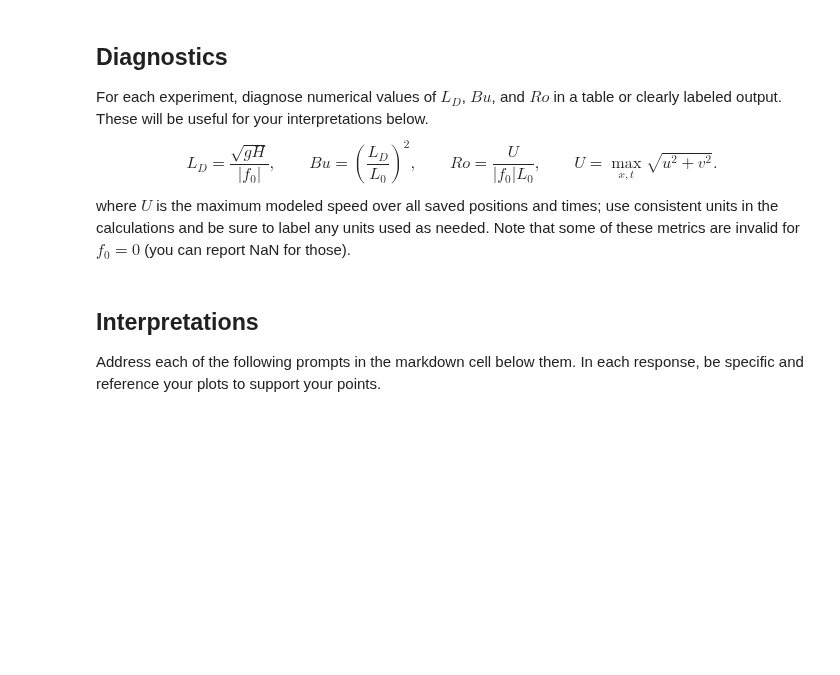
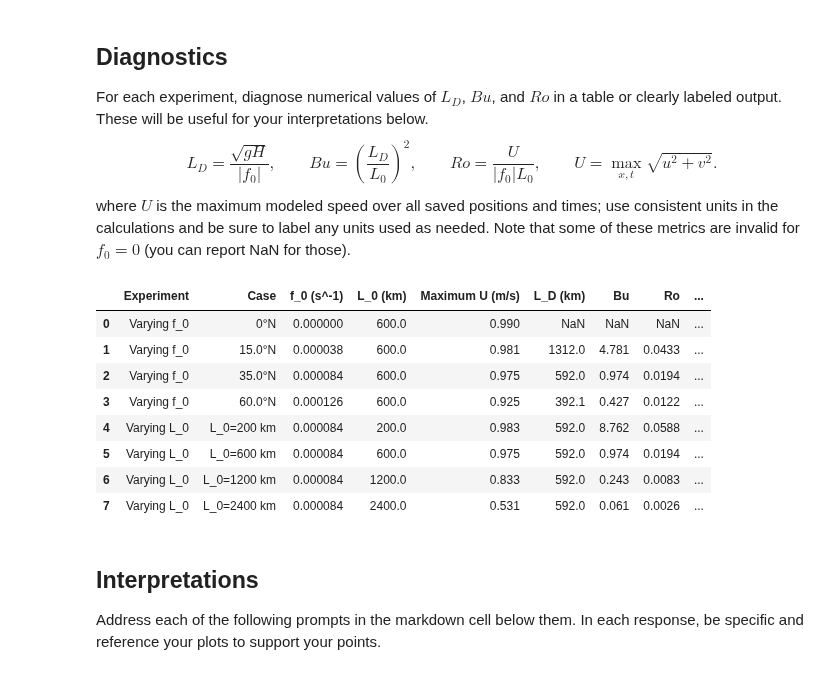
Before and after one commit to IanShank-OU/metr5003, a Jupyter notebook: lab2_geostrophic_adjustment.ipynb, the cells around one changed output. Cells and saved outputs as stored; diff of their text form; code cells hidden in the pictures; blank space fills up the shorter version.

```diff
--- a/lab2_geostrophic_adjustment.ipynb
+++ b/lab2_geostrophic_adjustment.ipynb
@@ -253,6 +468,91 @@ Ro=\frac{U}{|f_0|L_0},\qquad
 U=\max_{x,t}\sqrt{u^2+v^2}.
 $$
 where $U$ is the maximum modeled speed over all saved positions and times; use consistent units in the calculations and be sure to label any units used as needed. Note that some of these metrics are invalid for $f_0=0$ (you can report NaN for those).
+# %%
+# Diagnostics
+
+def calculate_diagnostics(run, experiment_group, case_name):
+
+    f_abs = abs(run["f_0"])
+    width = run["width"]
+
+    # Wind speed at every saved position and time
+    wind_speed = np.sqrt(run["u"]**2 + run["v"]**2)
+
+    # Maximum wind speed over all positions and times
+    U = np.max(wind_speed)
+
+    # f_0 = 0 makes L_D, Bu, and Ro undefined
+    if f_abs == 0:
+        deformation_radius = np.nan
+        burger_number = np.nan
+        rossby_number = np.nan
+    else:
+        deformation_radius = np.sqrt(G * H) / f_abs
+        burger_number = (deformation_radius / width)**2
+        rossby_number = U / (f_abs * width)
+
+    center_index = len(run["x"]) // 2
+    final_center_height = run["h"][-1, center_index]
+
+    return {
+        "Experiment": experiment_group,
+        "Case": case_name,
+        "f_0 (s^-1)": run["f_0"],
+        "L_0 (km)": width / 1000,
+        "Maximum U (m/s)": U,
+        "L_D (km)": deformation_radius / 1000,
+        "Bu": burger_number,
+        "Ro": rossby_number,
+        "Final center h (m)": final_center_height
+    }
+
+
+# Calculate values for every scenario
+
+
+diagnostic_rows = []
+
+for case_name, run in runs.items():
+    diagnostic_rows.append(
+        calculate_diagnostics(
+            run,
+            experiment_group="Varying f_0",
+            case_name=case_name
+        )
+    )
+
+for case_name, run in width_runs.items():
+    diagnostic_rows.append(
+        calculate_diagnostics(
+            run,
+            experiment_group="Varying L_0",
+            case_name=case_name
+        )
+    )
+
+diagnostic_table = pd.DataFrame(diagnostic_rows)
+
+# Display rounded values while keeping the original values unchanged
+display(diagnostic_table.round({
+    "f_0 (s^-1)": 7,
+    "L_0 (km)": 1,
+    "Maximum U (m/s)": 3,
+    "L_D (km)": 1,
+    "Bu": 3,
+    "Ro": 4,
+    "Final center h (m)": 3
+}))
+# %% [output]
+|  | Experiment | Case | f_0 (s^-1) | L_0 (km) | Maximum U (m/s) | L_D (km) | Bu | Ro | ... |
+| 0 | Varying f_0 | 0°N | 0.000000 | 600.0 | 0.990 | NaN | NaN | NaN | ... |
+| 1 | Varying f_0 | 15.0°N | 0.000038 | 600.0 | 0.981 | 1312.0 | 4.781 | 0.0433 | ... |
+| 2 | Varying f_0 | 35.0°N | 0.000084 | 600.0 | 0.975 | 592.0 | 0.974 | 0.0194 | ... |
+| 3 | Varying f_0 | 60.0°N | 0.000126 | 600.0 | 0.925 | 392.1 | 0.427 | 0.0122 | ... |
+| 4 | Varying L_0 | L_0=200 km | 0.000084 | 200.0 | 0.983 | 592.0 | 8.762 | 0.0588 | ... |
+| 5 | Varying L_0 | L_0=600 km | 0.000084 | 600.0 | 0.975 | 592.0 | 0.974 | 0.0194 | ... |
+| 6 | Varying L_0 | L_0=1200 km | 0.000084 | 1200.0 | 0.833 | 592.0 | 0.243 | 0.0083 | ... |
+| 7 | Varying L_0 | L_0=2400 km | 0.000084 | 2400.0 | 0.531 | 592.0 | 0.061 | 0.0026 | ... |
 # %% [markdown]
 ## Interpretations
 
```
Also changed, not shown: parts of 9 cells of this notebook.
